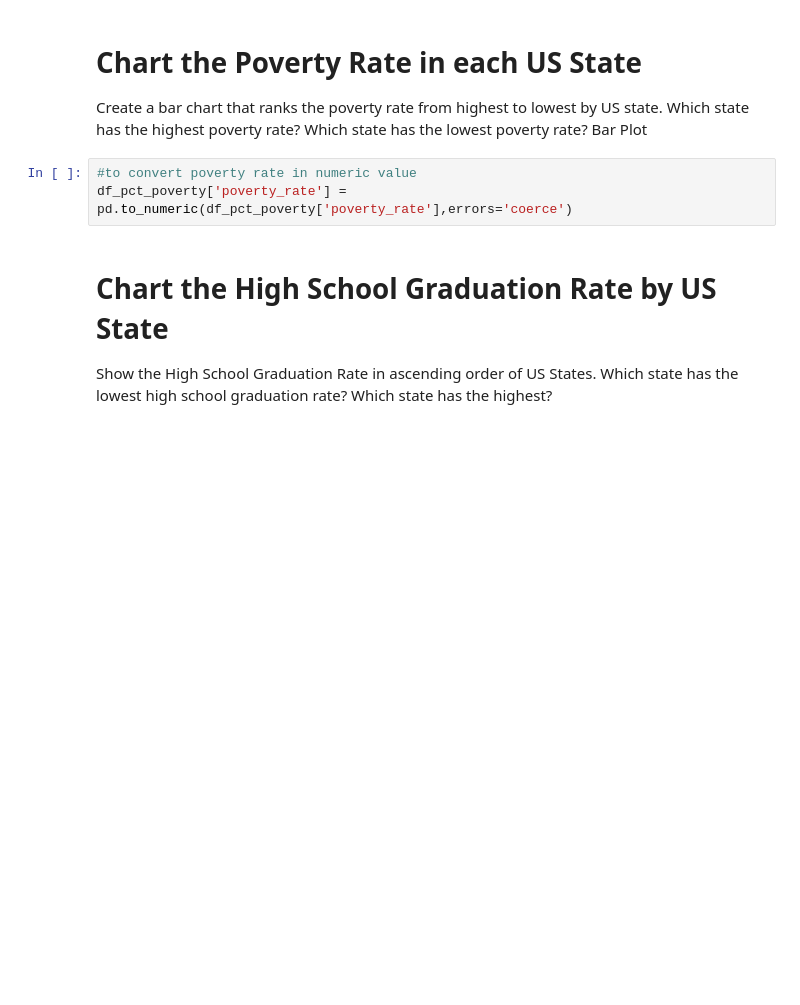
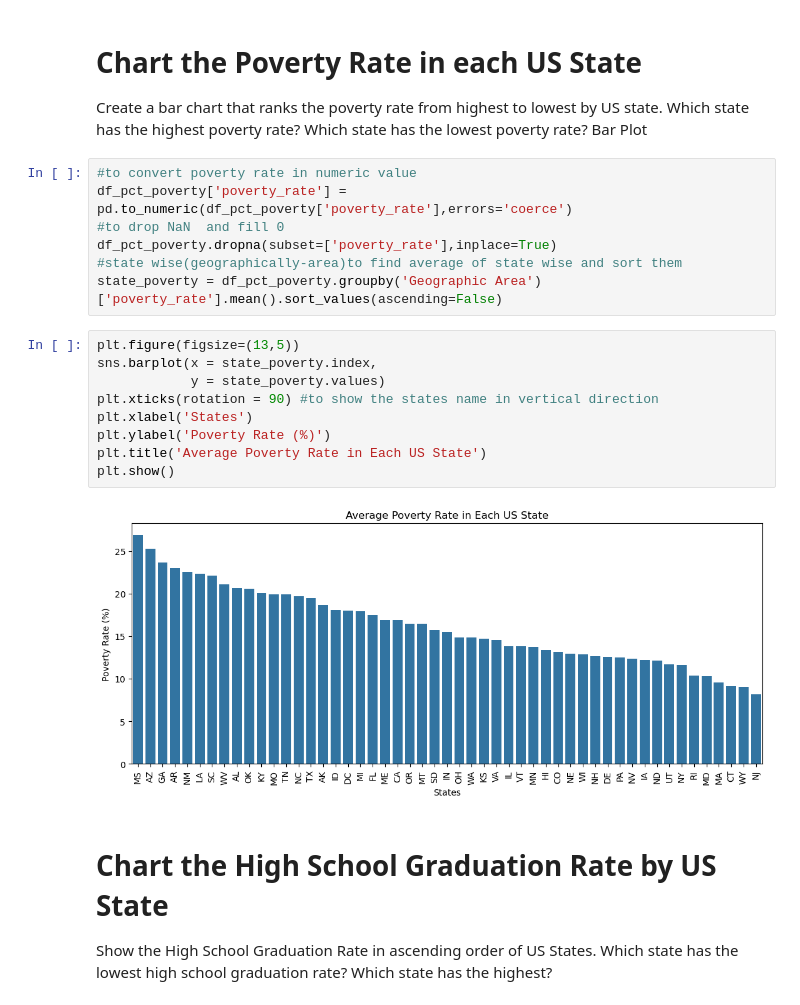
Before and after one commit to CyberWol-12/Fatal_Force, a Jupyter notebook: Fatal_Force_(start).ipynb, the cells around one changed output. Drawn from its saved outputs; the diff is of its cells as text; blank space fills up the shorter version.

Commit message:
chart

```diff
--- a/Fatal_Force_(start).ipynb
+++ b/Fatal_Force_(start).ipynb
@@ -215,6 +215,21 @@ Create a bar chart that ranks the poverty rate from highest to lowest by US stat
 # %%
 #to convert poverty rate in numeric value
 df_pct_poverty['poverty_rate'] = pd.to_numeric(df_pct_poverty['poverty_rate'],errors='coerce')
+#to drop NaN  and fill 0
+df_pct_poverty.dropna(subset=['poverty_rate'],inplace=True)
+#state wise(geographically-area)to find average of state wise and sort them
+state_poverty = df_pct_poverty.groupby('Geographic Area')['poverty_rate'].mean().sort_values(ascending=False)
+# %%
+plt.figure(figsize=(13,5))
+sns.barplot(x = state_poverty.index,
+            y = state_poverty.values)
+plt.xticks(rotation = 90) #to show the states name in vertical direction
+plt.xlabel('States')
+plt.ylabel('Poverty Rate (%)')
+plt.title('Average Poverty Rate in Each US State')
+plt.show()
+# %% [output]
+[figure, added]
 # %% [markdown]
 # Chart the High School Graduation Rate by US State
 
```
